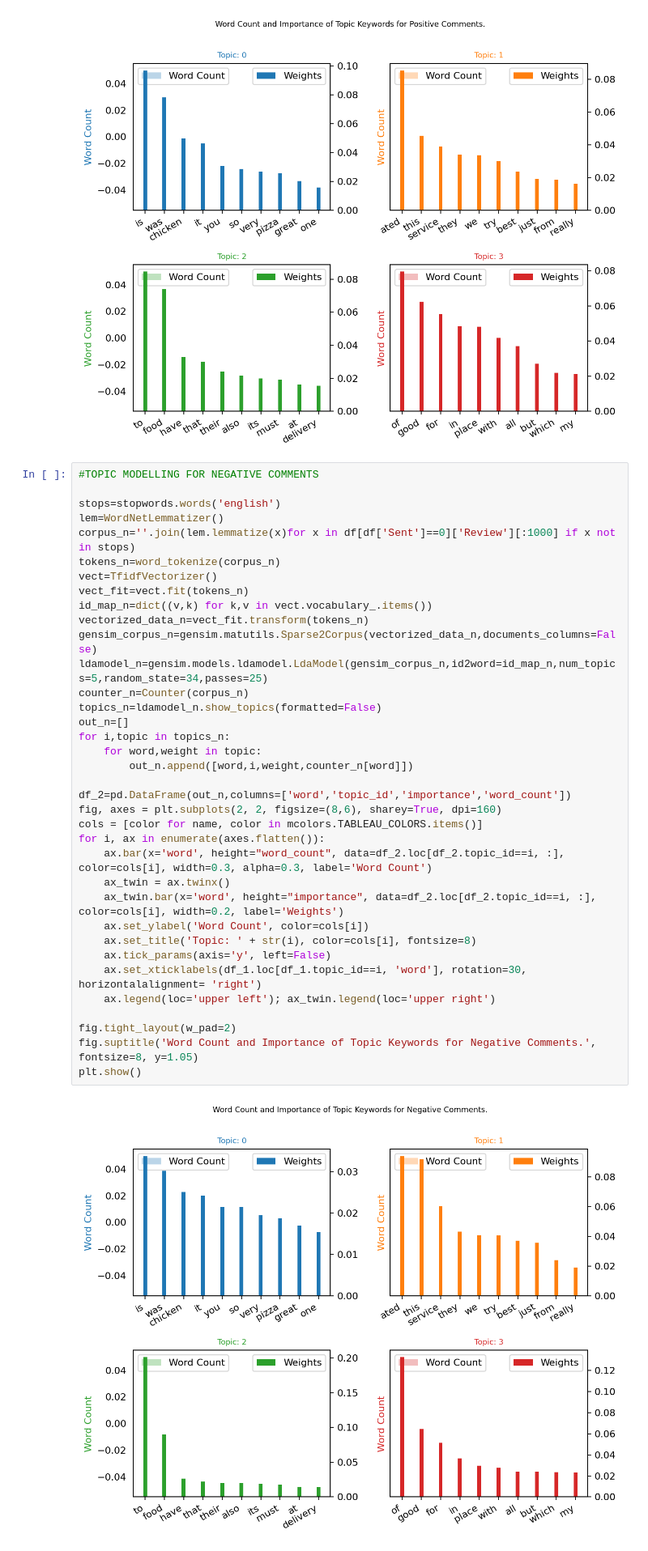
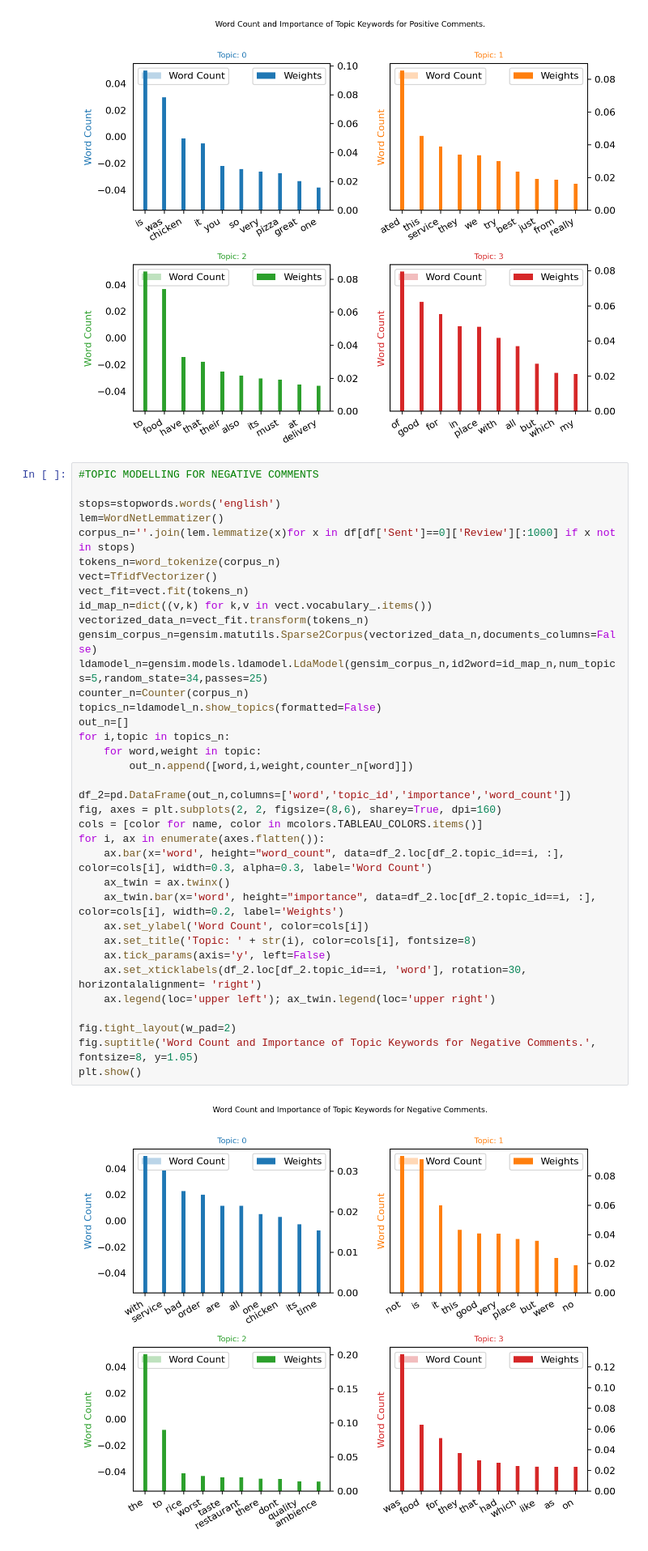
Before and after one commit to ShubhamSBhat/Bengaluru-Restaurants-Analysis, a Jupyter notebook: Topic_Modeling.ipynb, the cells around one changed output. Shown at 81% size. Cells and saved outputs as stored; diff of their text form.

```diff
--- a/Topic_Modeling.ipynb
+++ b/Topic_Modeling.ipynb
@@ -148,35 +145,35 @@ corpus_n=''.join(lem.lemmatize(x)for x in df[df['Sent']==0]['Review'][:1000] if
 tokens_n=word_tokenize(corpus_n)
 vect=TfidfVectorizer()
 vect_fit=vect.fit(tokens_n)
 id_map_n=dict((v,k) for k,v in vect.vocabulary_.items())
 vectorized_data_n=vect_fit.transform(tokens_n)
 gensim_corpus_n=gensim.matutils.Sparse2Corpus(vectorized_data_n,documents_columns=False)
 ldamodel_n=gensim.models.ldamodel.LdaModel(gensim_corpus_n,id2word=id_map_n,num_topics=5,random_state=34,passes=25)
 counter_n=Counter(corpus_n)
 topics_n=ldamodel_n.show_topics(formatted=False)
 out_n=[]
 for i,topic in topics_n:
     for word,weight in topic:
         out_n.append([word,i,weight,counter_n[word]])
 
 df_2=pd.DataFrame(out_n,columns=['word','topic_id','importance','word_count'])
 fig, axes = plt.subplots(2, 2, figsize=(8,6), sharey=True, dpi=160)
 cols = [color for name, color in mcolors.TABLEAU_COLORS.items()]
 for i, ax in enumerate(axes.flatten()):
     ax.bar(x='word', height="word_count", data=df_2.loc[df_2.topic_id==i, :], color=cols[i], width=0.3, alpha=0.3, label='Word Count')
     ax_twin = ax.twinx()
     ax_twin.bar(x='word', height="importance", data=df_2.loc[df_2.topic_id==i, :], color=cols[i], width=0.2, label='Weights')
     ax.set_ylabel('Word Count', color=cols[i])
     ax.set_title('Topic: ' + str(i), color=cols[i], fontsize=8)
     ax.tick_params(axis='y', left=False)
-    ax.set_xticklabels(df_1.loc[df_1.topic_id==i, 'word'], rotation=30, horizontalalignment= 'right')
+    ax.set_xticklabels(df_2.loc[df_2.topic_id==i, 'word'], rotation=30, horizontalalignment= 'right')
     ax.legend(loc='upper left'); ax_twin.legend(loc='upper right')
 
 fig.tight_layout(w_pad=2)
 fig.suptitle('Word Count and Importance of Topic Keywords for Negative Comments.', fontsize=8, y=1.05)
 plt.show()
 # %% [output]
-[figure, old version]
+[figure, new version]
 # %%
 
 #Reviews in 2D Space
```
Also changed, not shown: parts of 2 cells of this notebook.
